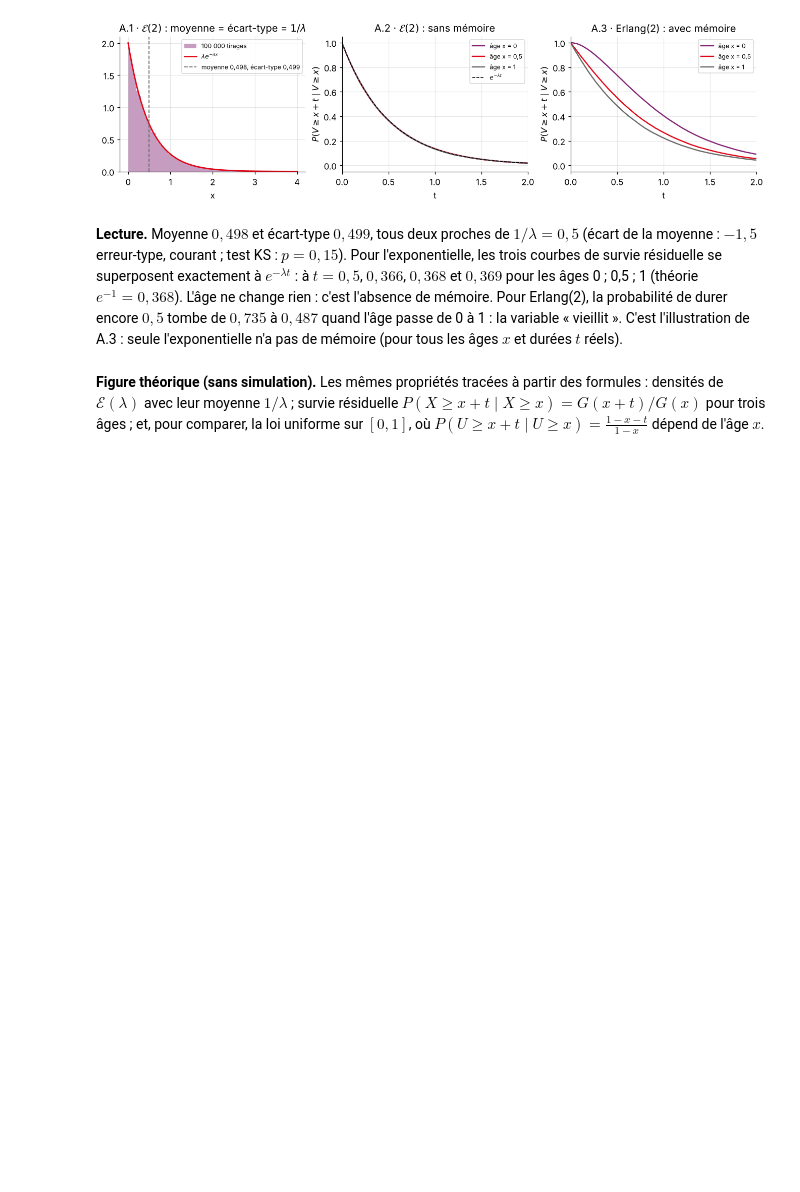
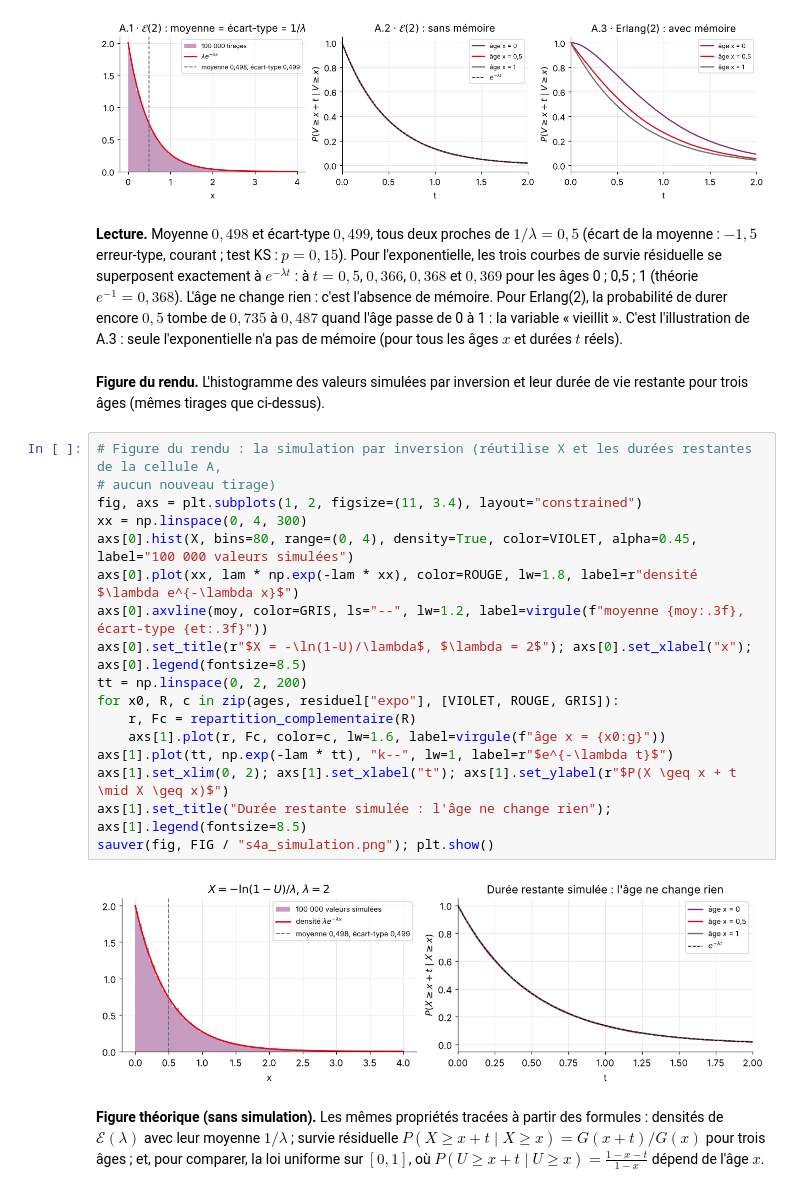
Before and after one commit to Este34/presentation_statistique, a Jupyter notebook: sujets/sujet4/s4_1_file_mm1.ipynb, the cells around one changed output. Cells and saved outputs as stored; diff of their text form; blank space fills up the shorter version.

Commit message:
Sujet 4 : remet la simulation par inversion, mise en page aérée (une équation par ligne)

```diff
--- a/sujets/sujet4/s4_1_file_mm1.ipynb
+++ b/sujets/sujet4/s4_1_file_mm1.ipynb
@@ -97,6 +97,28 @@ l'exponentielle, les trois courbes de survie résiduelle se superposent exacteme
 L'âge ne change rien : c'est l'absence de mémoire. Pour Erlang(2), la probabilité de durer encore
 $0{,}5$ tombe de $0{,}735$ à $0{,}487$ quand l'âge passe de 0 à 1 : la variable « vieillit ». C'est
 l'illustration de A.3 : seule l'exponentielle n'a pas de mémoire (pour tous les âges $x$ et durées $t$ réels).
+# %% [markdown]
+**Figure du rendu.** L'histogramme des valeurs simulées par inversion et leur durée de vie
+restante pour trois âges (mêmes tirages que ci-dessus).
+# %%
+# Figure du rendu : la simulation par inversion (réutilise X et les durées restantes de la cellule A,
+# aucun nouveau tirage)
+fig, axs = plt.subplots(1, 2, figsize=(11, 3.4), layout="constrained")
+xx = np.linspace(0, 4, 300)
+axs[0].hist(X, bins=80, range=(0, 4), density=True, color=VIOLET, alpha=0.45, label="100 000 valeurs simulées")
+axs[0].plot(xx, lam * np.exp(-lam * xx), color=ROUGE, lw=1.8, label=r"densité $\lambda e^{-\lambda x}$")
+axs[0].axvline(moy, color=GRIS, ls="--", lw=1.2, label=virgule(f"moyenne {moy:.3f}, écart-type {et:.3f}"))
+axs[0].set_title(r"$X = -\ln(1-U)/\lambda$, $\lambda = 2$"); axs[0].set_xlabel("x"); axs[0].legend(fontsize=8.5)
+tt = np.linspace(0, 2, 200)
+for x0, R, c in zip(ages, residuel["expo"], [VIOLET, ROUGE, GRIS]):
+    r, Fc = repartition_complementaire(R)
+    axs[1].plot(r, Fc, color=c, lw=1.6, label=virgule(f"âge x = {x0:g}"))
+axs[1].plot(tt, np.exp(-lam * tt), "k--", lw=1, label=r"$e^{-\lambda t}$")
+axs[1].set_xlim(0, 2); axs[1].set_xlabel("t"); axs[1].set_ylabel(r"$P(X \geq x + t \mid X \geq x)$")
+axs[1].set_title("Durée restante simulée : l'âge ne change rien"); axs[1].legend(fontsize=8.5)
+sauver(fig, FIG / "s4a_simulation.png"); plt.show()
+# %% [output]
+[figure, added]
 # %% [markdown]
 **Figure théorique (sans simulation).** Les mêmes propriétés tracées à partir des formules :
 densités de $\mathcal E(\lambda)$ avec leur moyenne $1/\lambda$ ; survie résiduelle
```
Also changed, not shown: 4 other files.
